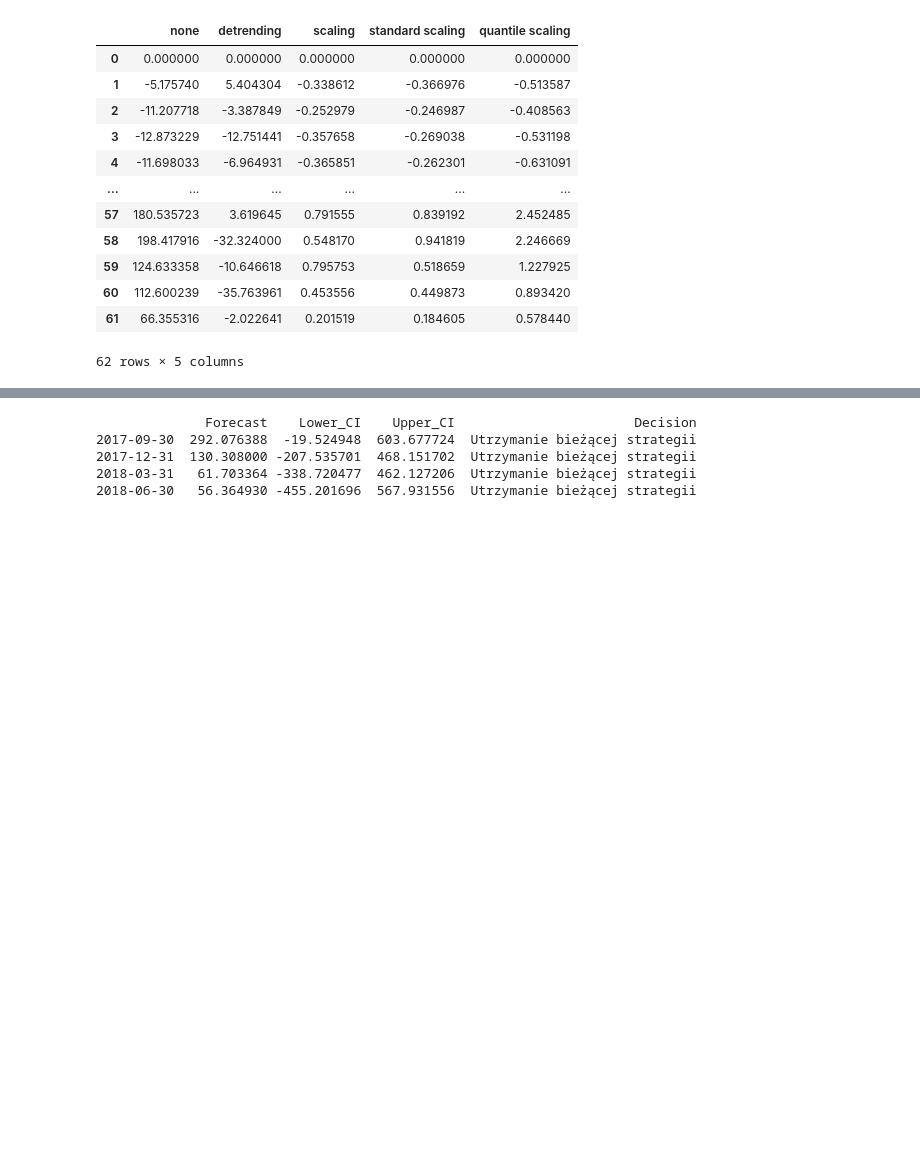
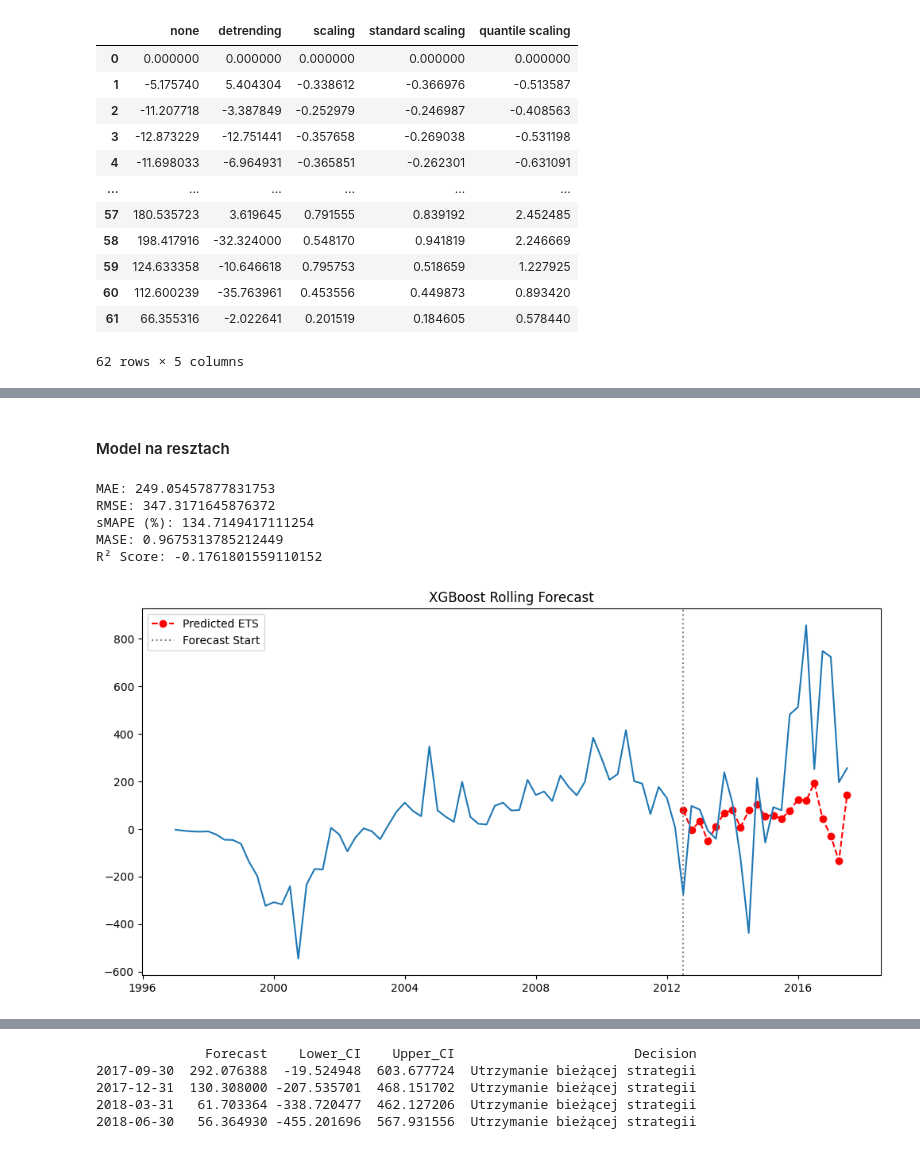
Before and after one commit to KawaMaciej/Stochastyczna, a Jupyter notebook: notebook.ipynb, the cells around one changed output, grey strips where cells are left out. Drawn from its saved outputs; the diff is of its cells as text; code cells hidden in the pictures; blank space fills up the shorter version.

```diff
--- a/notebook.ipynb
+++ b/notebook.ipynb
@@ -693,0 +782,51 @@ plt.show()
+# %% [markdown]
+#### Model na resztach
+# %%
+arima_model = ARIMA(train, order=optimized_orders['best_orders'][0]).fit()
+arima_pred = arima_model.forecast(steps=len(test))
+
+residuals = train - arima_model.fittedvalues
+
+lags = 3
+X_res = []
+y_res = []
+
+for i in range(lags, len(residuals)):
+    X_res.append(residuals.values[i-lags:i])
+    y_res.append(residuals.values[i])
+
+X_res = np.array(X_res)
+y_res = np.array(y_res)
+
+res_model = XGBRegressor(n_estimators=5000, max_depth=3, random_state=42)
+res_model.fit(X_res, y_res)
+
+pred_residuals = []
+history_res = list(residuals.values[-lags:])
+
+for t in range(len(test)):
+    X_test = np.array(history_res[-lags:]).reshape(1, -1)
+
+    e_hat = res_model.predict(X_test)[0]
+    pred_residuals.append(e_hat)
+
+    history_res.append(e_hat)
+
+final_forecast = arima_pred + np.array(pred_residuals)
+evaluate_forecasts(test, final_forecast)
+
+plt.figure(figsize=figsize)
+plt.plot(test_ets.index, final_forecast, color='red', linestyle='--', label='Predicted ETS',  marker='o')
+plt.axvline(series.index[start_index], color='gray', linestyle=':', label='Forecast Start')
+plt.plot(df["Net Income/Loss"])
+
+plt.legend()
+plt.title("XGBoost Rolling Forecast")
+plt.show()
+# %% [output]
+MAE: 249.05457877831753
+RMSE: 347.3171645876372
+sMAPE (%): 134.7149417111254
+MASE: 0.9675313785212449
+R² Score: -0.1761801559110152
+[figure, added]
```
Also changed, not shown: parts of 26 cells of this notebook, 1 other file.
